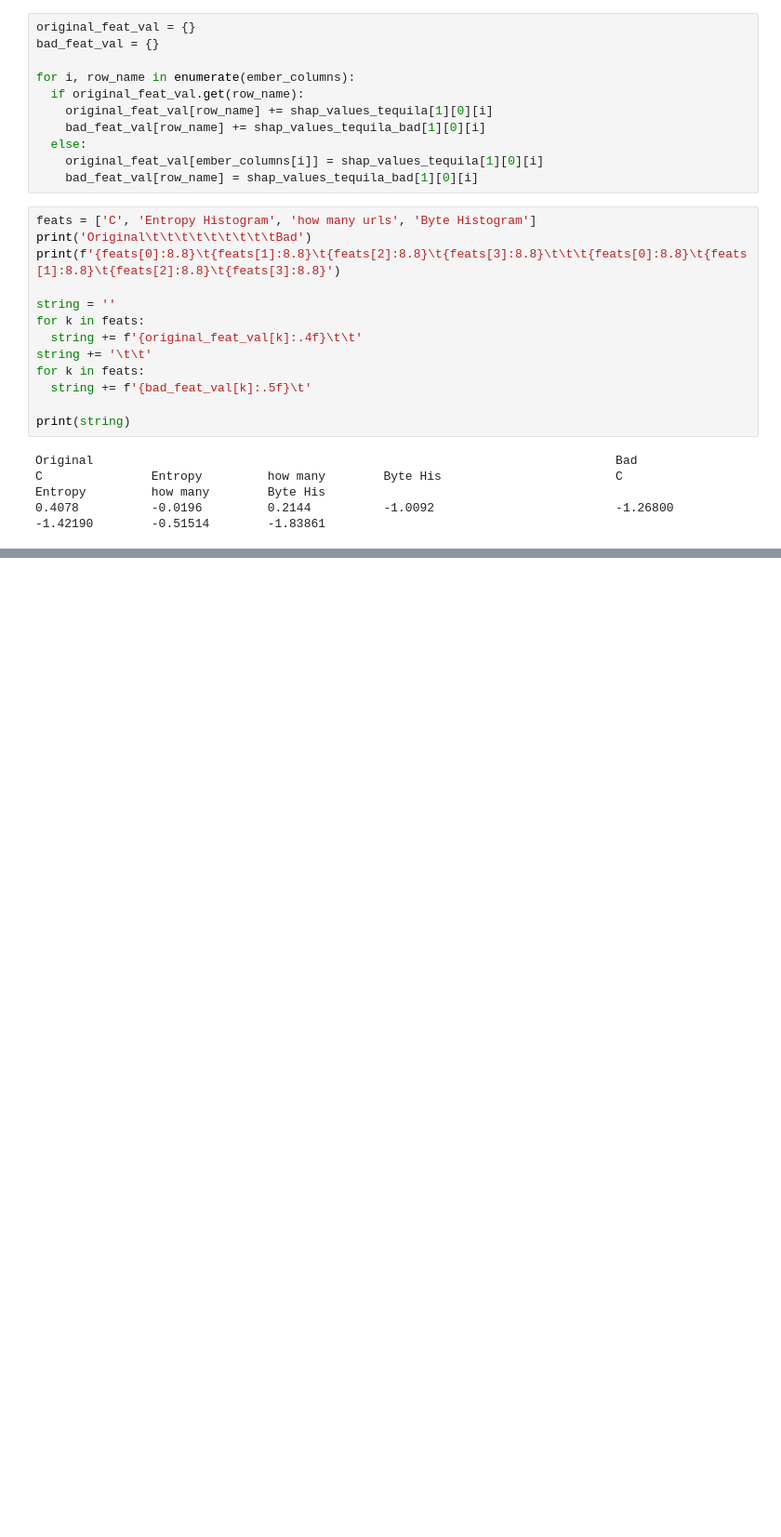
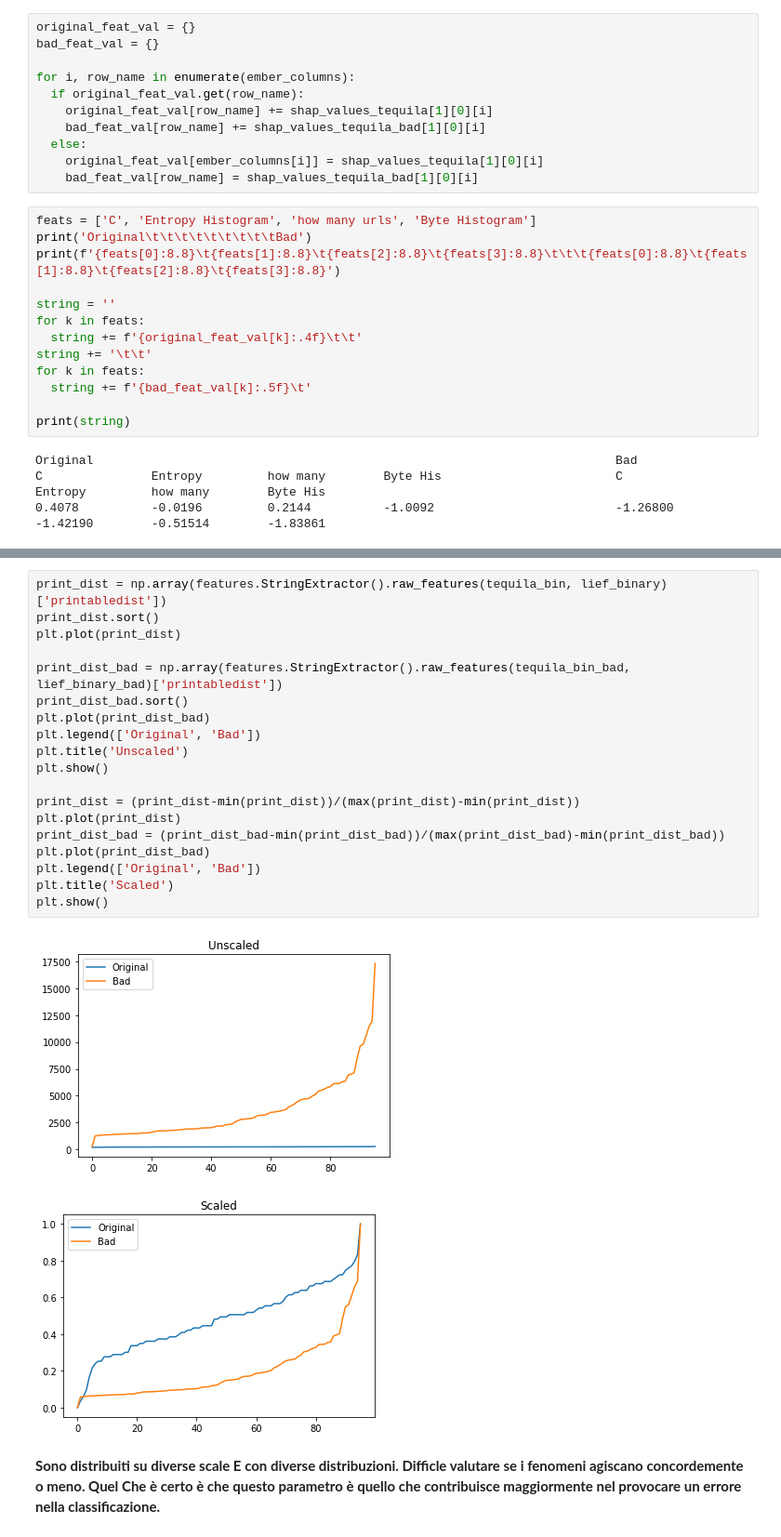
Before and after one commit to monkeyspirit/wirenet-again, a Jupyter notebook: Feature_analysis.ipynb, the cells around one changed output, grey strips where cells are left out. Shown at 93% size. Drawn from its saved outputs; the diff is of its cells as text; blank space fills up the shorter version.

```diff
--- a/Feature_analysis.ipynb
+++ b/Feature_analysis.ipynb
@@ -243,0 +336,24 @@ features.ByteHistogram.raw_features()
+# %%
+print_dist = np.array(features.StringExtractor().raw_features(tequila_bin, lief_binary)['printabledist'])
+print_dist.sort()
+plt.plot(print_dist)
+
+print_dist_bad = np.array(features.StringExtractor().raw_features(tequila_bin_bad, lief_binary_bad)['printabledist'])
+print_dist_bad.sort()
+plt.plot(print_dist_bad)
+plt.legend(['Original', 'Bad'])
+plt.title('Unscaled')
+plt.show()
+
+print_dist = (print_dist-min(print_dist))/(max(print_dist)-min(print_dist))
+plt.plot(print_dist)
+print_dist_bad = (print_dist_bad-min(print_dist_bad))/(max(print_dist_bad)-min(print_dist_bad))
+plt.plot(print_dist_bad)
+plt.legend(['Original', 'Bad'])
+plt.title('Scaled')
+plt.show()
+# %% [output]
+[figure, added]
+[figure, added]
+# %% [markdown]
+**Sono distribuiti su diverse scale E con diverse distribuzioni. Difficle valutare se i fenomeni agiscano concordemente o meno. Quel Che è certo è che questo parametro è quello che contribuisce maggiormente nel provocare un errore nella classificazione.**
```
Also changed, not shown: parts of 22 cells of this notebook, 1 other file.
